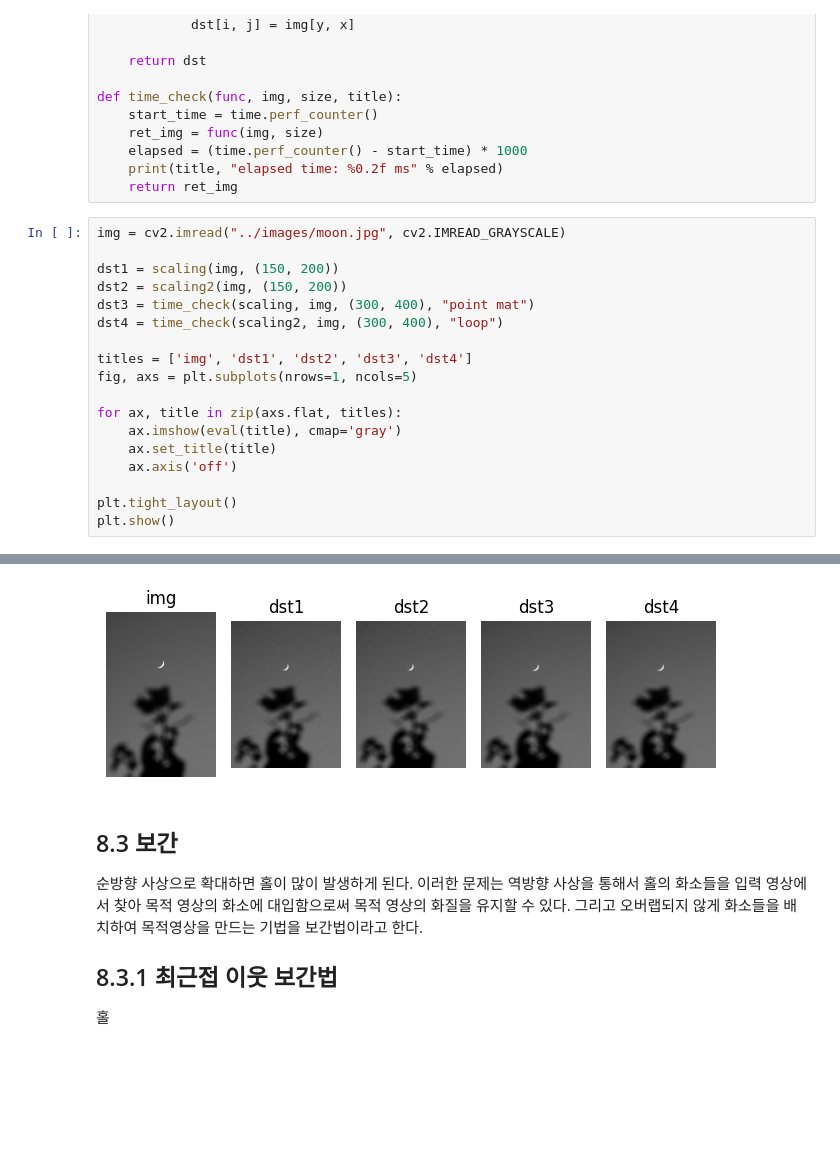
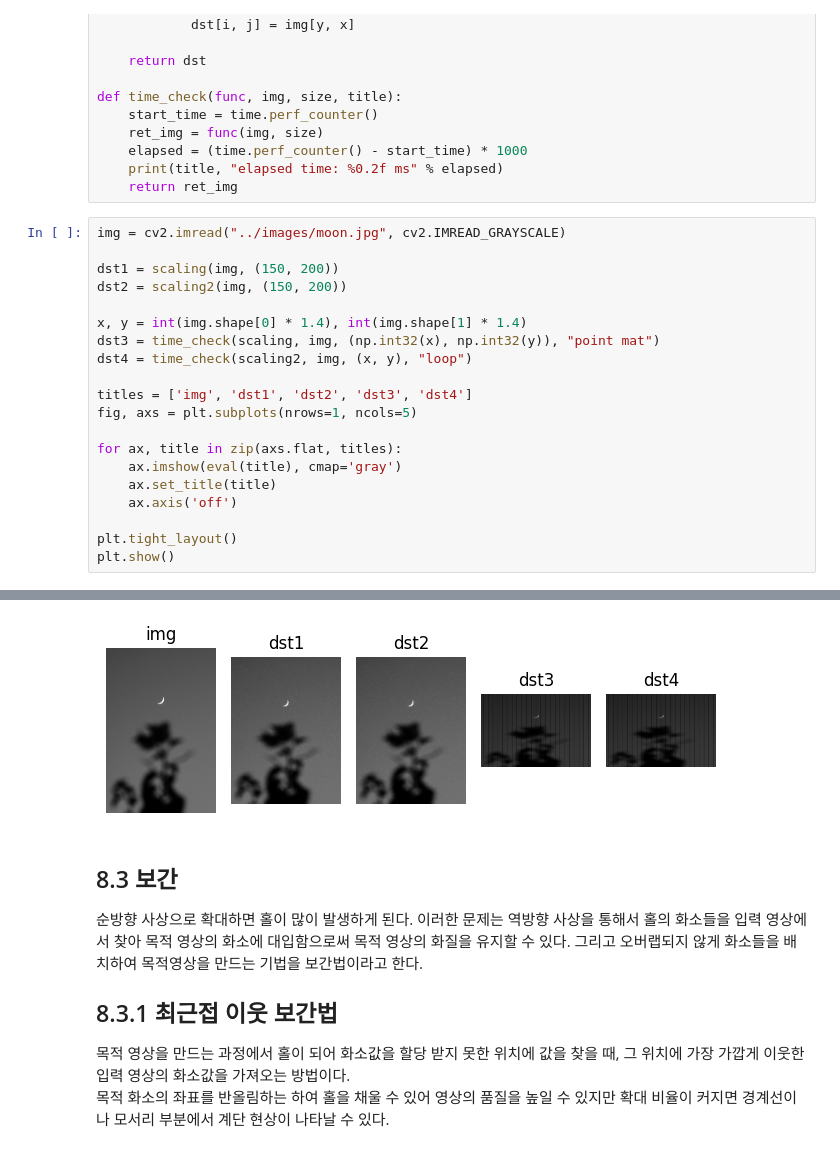
Before and after one commit to toywoo/opencv_tutorial, a Jupyter notebook: source/8_tran_geo.ipynb, the cells around one changed output, grey strips where cells are left out. Cells and saved outputs as stored; diff of their text form; blank space fills up the shorter version.

```diff
--- a/source/8_tran_geo.ipynb
+++ b/source/8_tran_geo.ipynb
@@ -49,8 +49,10 @@ img = cv2.imread("../images/moon.jpg", cv2.IMREAD_GRAYSCALE)
 
 dst1 = scaling(img, (150, 200))
 dst2 = scaling2(img, (150, 200))
-dst3 = time_check(scaling, img, (300, 400), "point mat")
-dst4 = time_check(scaling2, img, (300, 400), "loop")
+
+x, y = int(img.shape[0] * 1.4), int(img.shape[1] * 1.4)
+dst3 = time_check(scaling, img, (np.int32(x), np.int32(y)), "point mat")
+dst4 = time_check(scaling2, img, (x, y), "loop")
 
 titles = ['img', 'dst1', 'dst2', 'dst3', 'dst4']
 fig, axs = plt.subplots(nrows=1, ncols=5)
@@ -68,7 +70,8 @@ loop elapsed time: 3128.78 ms
-[figure, old version]
+[figure, new version]
 # %% [markdown]
 ## 8.3 보간
 순방향 사상으로 확대하면 홀이 많이 발생하게 된다. 이러한 문제는 역방향 사상을 통해서 홀의 화소들을 입력 영상에서 찾아 목적 영상의 화소에 대입함으로써 목적 영상의 화질을 유지할 수 있다. 그리고 오버랩되지 않게 화소들을 배치하여 목적영상을 만드는 기법을 보간법이라고 한다.
 
 ## 8.3.1 최근접 이웃 보간법
-홀
+목적 영상을 만드는 과정에서 홀이 되어 화소값을 할당 받지 못한 위치에 값을 찾을 때, 그 위치에 가장 가깝게 이웃한 입력 영상의 화소값을 가져오는 방법이다.
+목적 화소의 좌표를 반올림하는 하여 홀을 채울 수 있어 영상의 품질을 높일 수 있지만 확대 비율이 커지면 경계선이나 모서리 부분에서 계단 현상이 나타날 수 있다.
```
Also changed, not shown: parts of 10 cells of this notebook.
